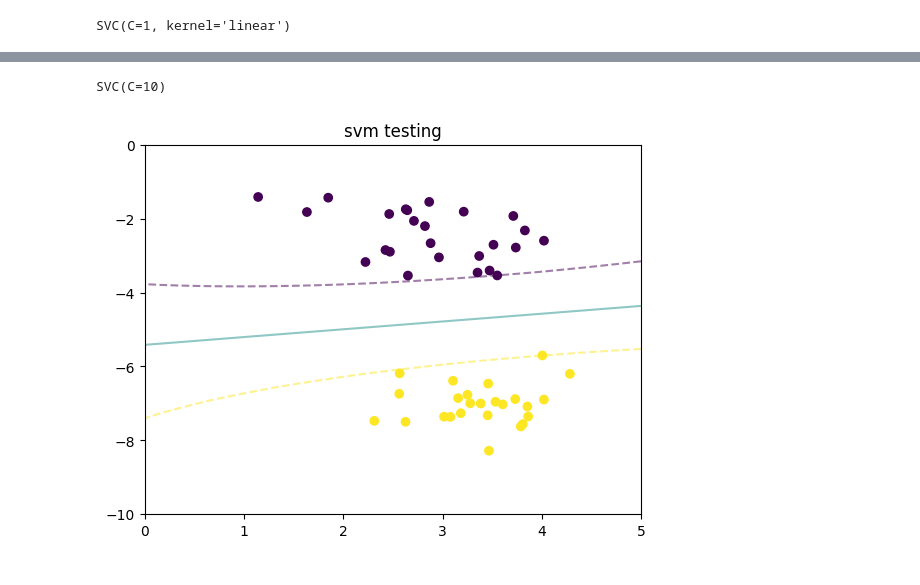
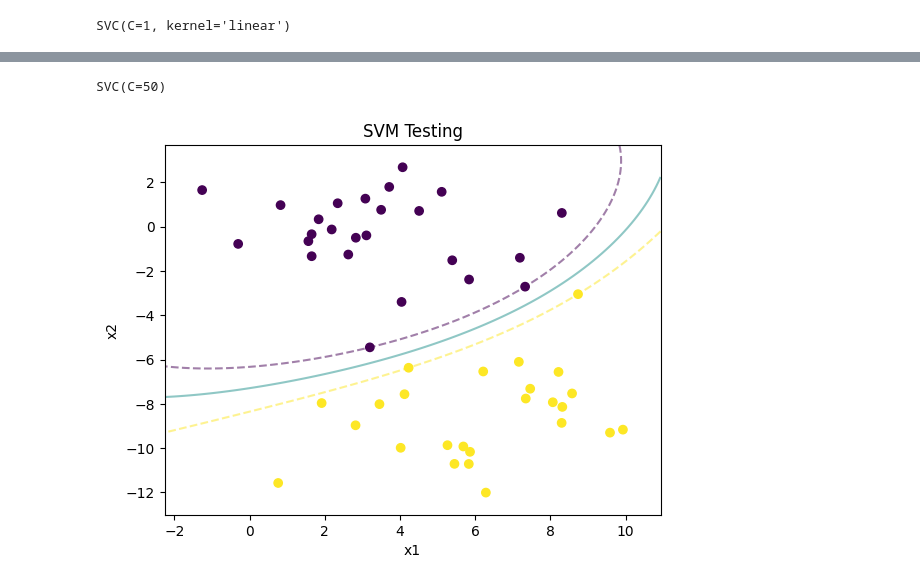
Before and after one commit to d940909492/machine-learning-practice, a Jupyter notebook: SVM/svm.ipynb, the cells around one changed output, grey strips where cells are left out. Saved outputs shown, nothing was run; the diff lists cells and outputs as text; code cells hidden in the pictures.

```diff
--- a/SVM/svm.ipynb
+++ b/SVM/svm.ipynb
@@ -62,0 +65,3 @@ plt.show()
+# %%
+x, y = make_blobs(n_samples=50, centers=2,random_state=99, cluster_std=2.2)
+plt.scatter(x[:, 0], x[:, 1], c = y)
@@ -63,22 +71,25 @@ plt.show()
 # %%
-clf = SVC(kernel='rbf',C=10)
+clf = SVC(kernel='rbf',C=50)
 clf.fit(x,y)
 # %% [output]
-SVC(C=10)
+SVC(C=50)
 # %%
 plt.scatter(x[:, 0], x[:, 1], c=y)
 
 ax = plt.gca()
 
-x2 = np.linspace(0, 5, 30)
-y2 = np.linspace(-10, 0, 30)
-
+x2 = np.linspace(x[:, 0].min() - 1, x[:, 0].max() + 1, 100)
+y2 = np.linspace(x[:, 1].min() - 1, x[:, 1].max() + 1, 100)
 x3, y3 = np.meshgrid(x2, y2)
 xy = np.vstack([x3.ravel(), y3.ravel()]).T
+
 z = clf.decision_function(xy).reshape(x3.shape)
 
-plt.contour(x2, y2, z, levels=[-1, 0, 1], alpha=0.5,linestyles=['--', '-', '--'])
-plt.title('svm testing')
+plt.contour(x3, y3, z, levels=[-1, 0, 1], alpha=0.5, linestyles=['--', '-', '--'])
+
+plt.title('SVM Testing')
+plt.xlabel('x1')
+plt.ylabel('x2')
 plt.show()
 # %% [output]
-[figure, old version]
+[figure, new version]
```
Also changed, not shown: parts of 2 cells of this notebook, 2 other files.
